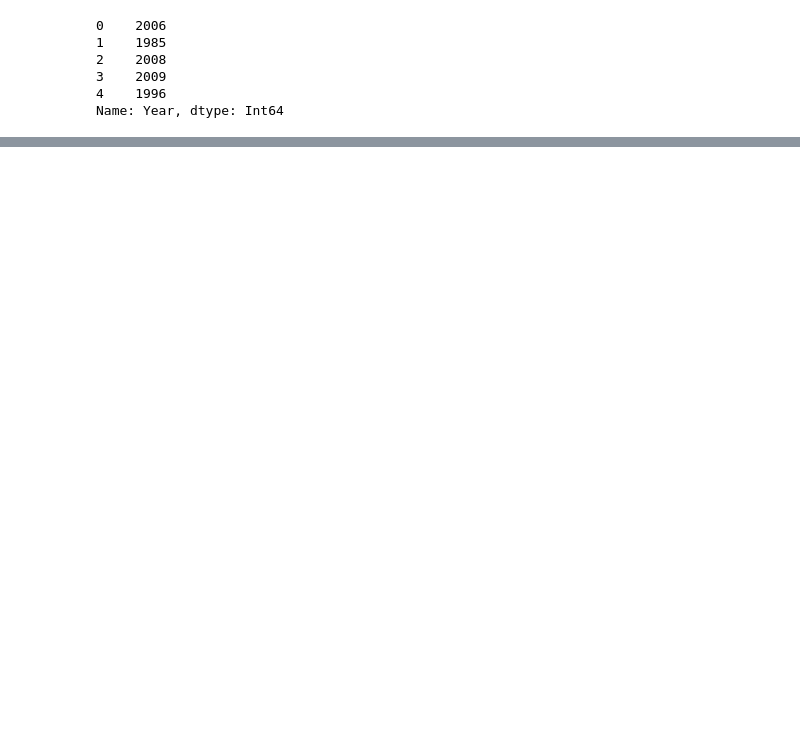
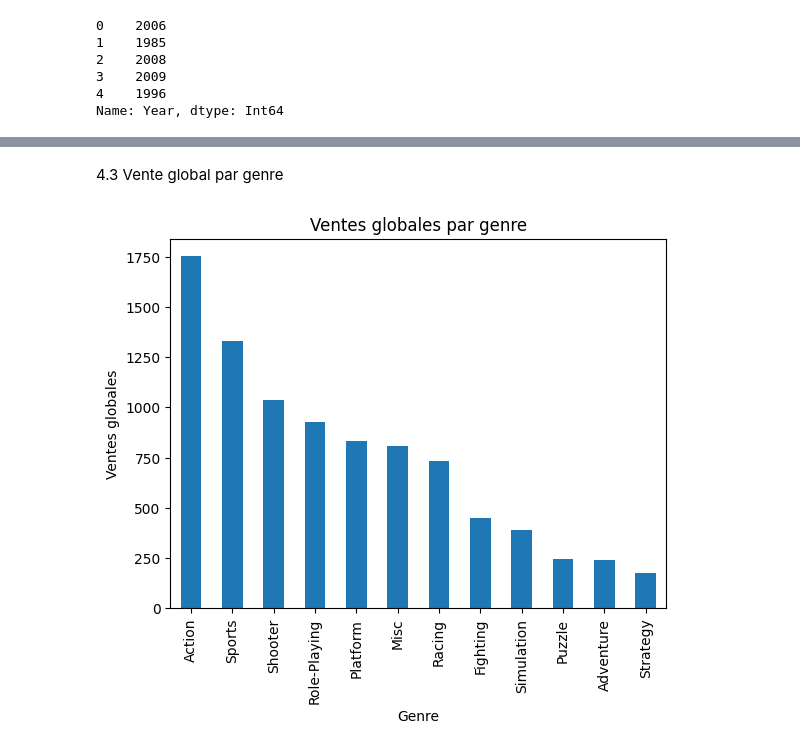
Before and after one commit to Ilyies07/video-games-data-analysis, a Jupyter notebook: analyse.ipynb, the cells around one changed output, grey strips where cells are left out. Cells and saved outputs as stored; diff of their text form; code cells hidden in the pictures; blank space fills up the shorter version.

```diff
--- a/analyse.ipynb
+++ b/analyse.ipynb
@@ -133,0 +184,10 @@ Name: Year, dtype: Int64
+# %% [markdown]
+4.3  Vente global par genre
+# %%
+df.groupby("Genre")["Global_Sales"].sum().sort_values(ascending=False).plot(kind="bar")
+plt.xlabel("Genre")
+plt.ylabel("Ventes globales")
+plt.title("Ventes globales par genre")
+plt.show()
+# %% [output]
+[figure, added]
```
Also changed, not shown: parts of 34 cells of this notebook, 1 other file.
